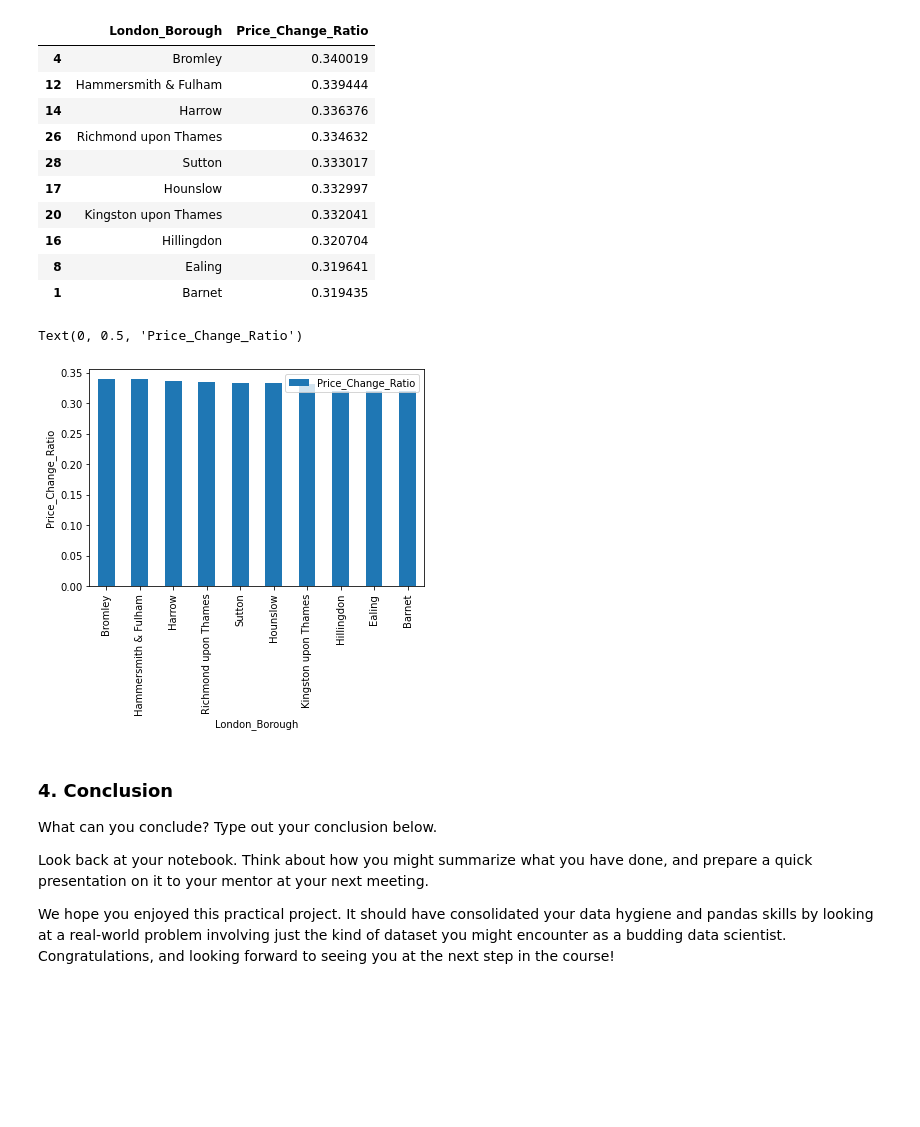
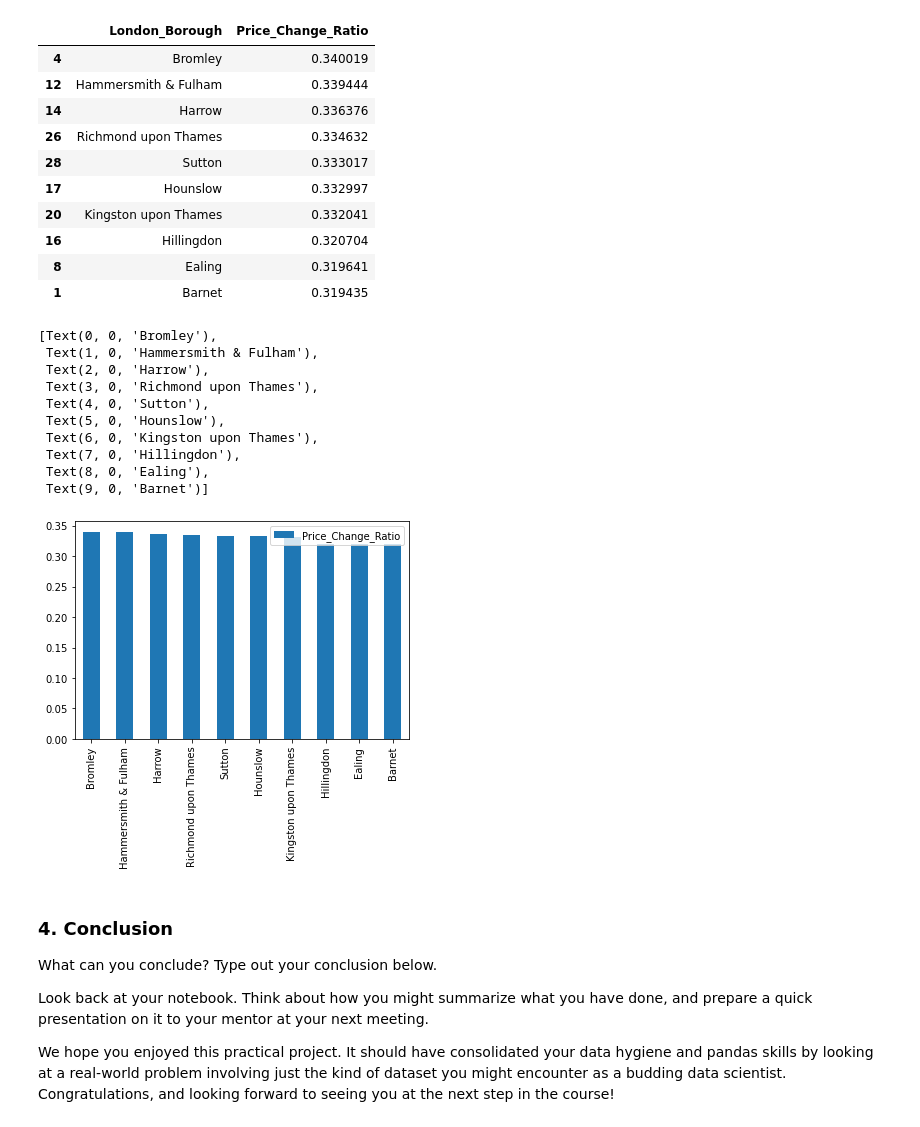
Before and after one commit to VictoriaS7/Springboard2021, a Jupyter notebook: Unit 4 Challenge - Tier 3.ipynb, the cells around one changed output. Cells and saved outputs as stored; diff of their text form; code cells hidden in the pictures; blank space fills up the shorter version.

Commit message:
updated bar plot

```diff
--- a/Unit 4 Challenge - Tier 3.ipynb
+++ b/Unit 4 Challenge - Tier 3.ipynb
@@ -705,12 +705,21 @@ top10
 | 16 | Hillingdon | 0.320704 |
 | 8 | Ealing | 0.319641 |
 | 1 | Barnet | 0.319435 |
-# %%
-top10.plot(kind='bar', x='London_Borough', y='Price_Change_Ratio')
-plt.ylabel('Price_Change_Ratio')
-# %% [output]
-Text(0, 0.5, 'Price_Change_Ratio')
-[figure, removed]
+# %%
+ax = top10[['London_Borough','Price_Change_Ratio']].plot(kind='bar')
+ax.set_xticklabels(top10.London_Borough)
+# %% [output]
+[Text(0, 0, 'Bromley'),
+ Text(1, 0, 'Hammersmith & Fulham'),
+ Text(2, 0, 'Harrow'),
+ Text(3, 0, 'Richmond upon Thames'),
+ Text(4, 0, 'Sutton'),
+ Text(5, 0, 'Hounslow'),
+ Text(6, 0, 'Kingston upon Thames'),
+ Text(7, 0, 'Hillingdon'),
+ Text(8, 0, 'Ealing'),
+ Text(9, 0, 'Barnet')]
+[figure, added]
 # %% [markdown]
 ### 4. Conclusion
 What can you conclude? Type out your conclusion below.
```
Also changed, not shown: parts of 19 cells of this notebook.
